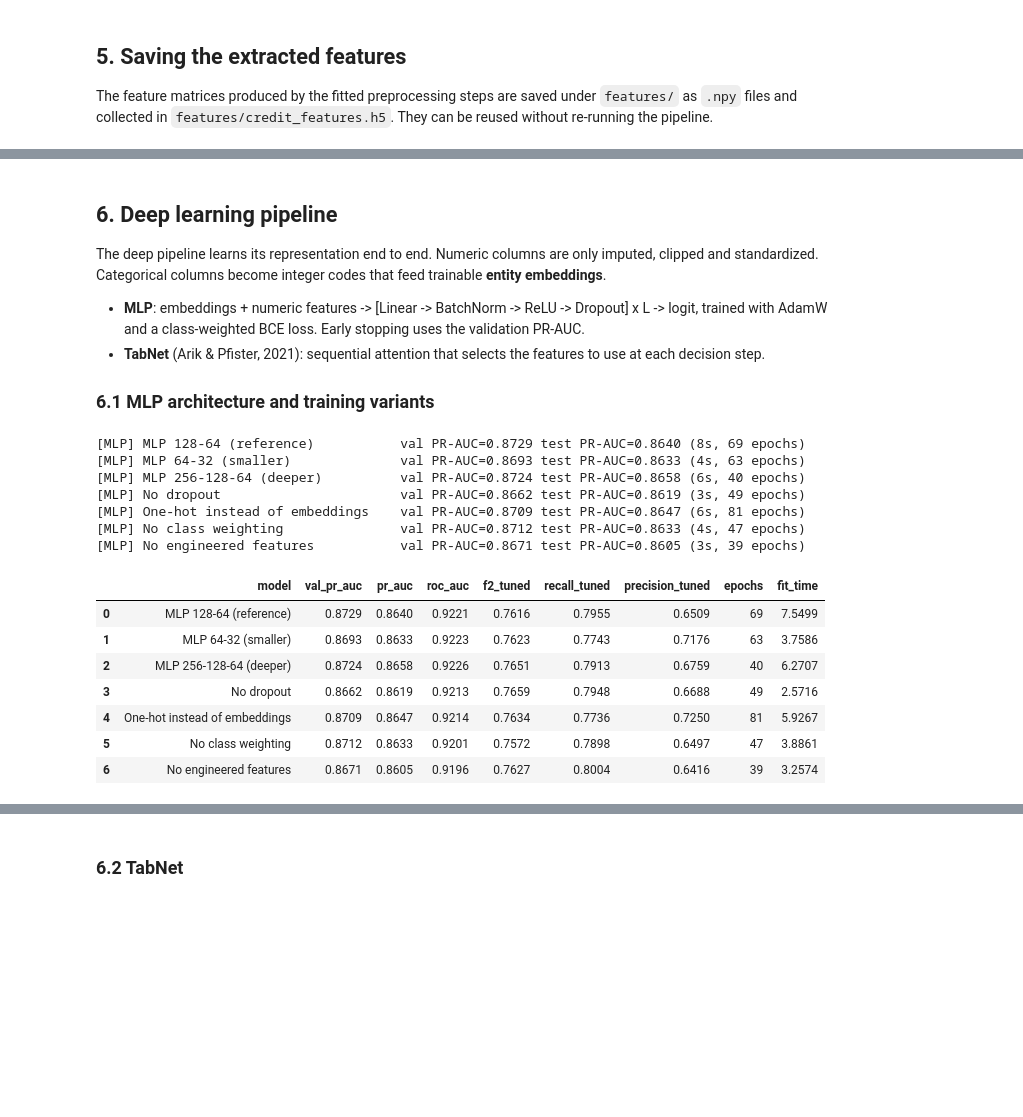
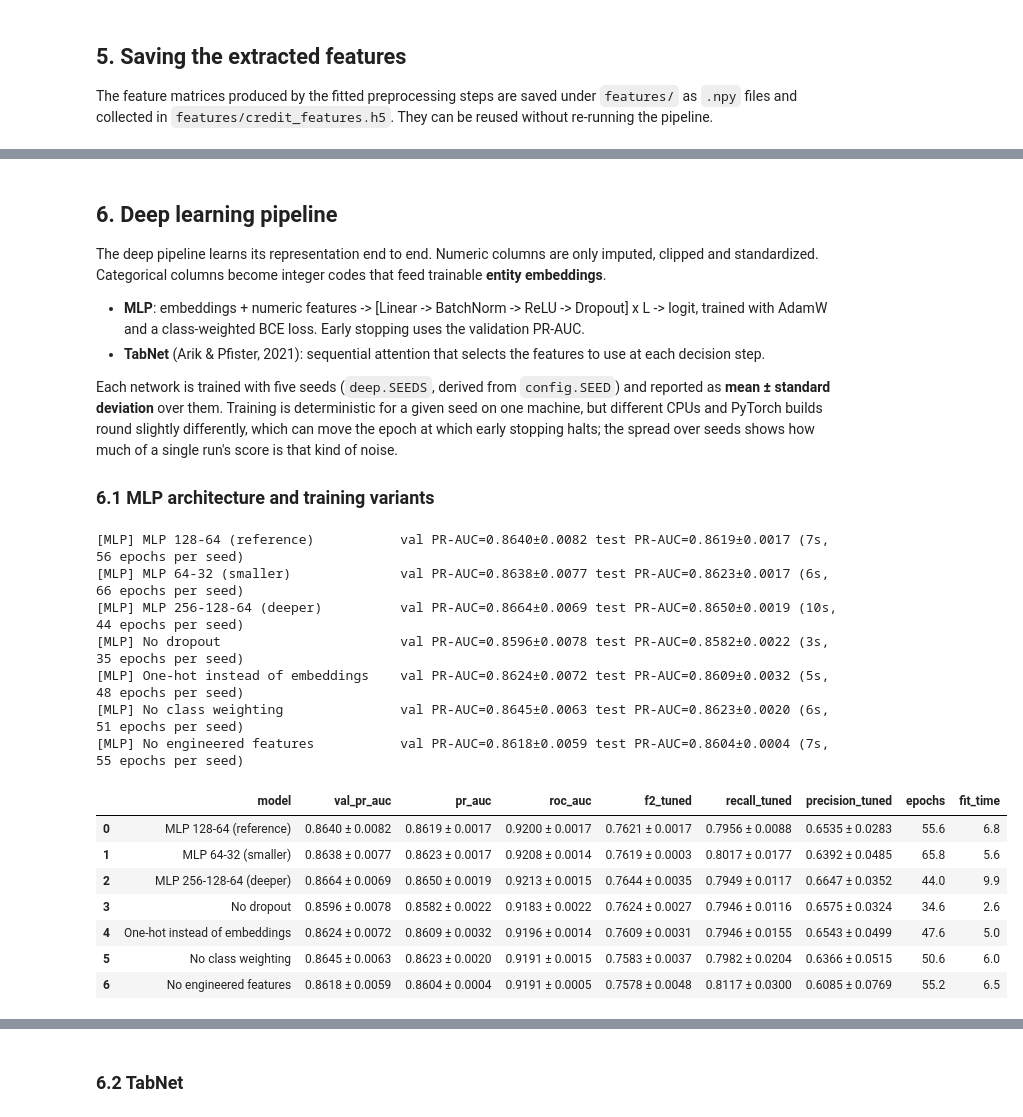
Before and after one commit to datduongabc/credit-risk-classification, a Jupyter notebook: notebooks/credit_risk_pipeline.ipynb, the cells around one changed output, grey strips where cells are left out. Saved outputs shown, nothing was run; the diff lists cells and outputs as text; code cells hidden in the pictures; blank space fills up the shorter version.

```diff
--- a/notebooks/credit_risk_pipeline.ipynb
+++ b/notebooks/credit_risk_pipeline.ipynb
@@ -622,27 +622,33 @@ standardized. Categorical columns become integer codes that feed trainable **ent
   trained with AdamW and a class-weighted BCE loss. Early stopping uses the validation PR-AUC.
 * **TabNet** (Arik & Pfister, 2021): sequential attention that selects the features to use at each decision step.
 
+Each network is trained with five seeds (`deep.SEEDS`, derived from `config.SEED`) and reported as
+**mean ± standard deviation** over them. Training is deterministic for a given seed on one machine, but
+different CPUs and PyTorch builds round slightly differently, which can move the epoch at which early stopping
+halts; the spread over seeds shows how much of a single run's score is that kind of noise.
+
 ### 6.1 MLP architecture and training variants
 # %%
 torch.set_num_threads(CORES)
-mlp_results, mlp_models = deep.run_mlp_variants(X_train, y_train, X_test, y_test)
-display(mlp_results[["model", "val_pr_auc", "pr_auc", "roc_auc", "f2_tuned", "recall_tuned", "precision_tuned", "epochs", "fit_time"]].round(4))
+mlp_results, mlp_runs, mlp_models = deep.run_mlp_variants(X_train, y_train, X_test, y_test)
+display(deep.format_mean_std(mlp_results, ["val_pr_auc", "pr_auc", "roc_auc", "f2_tuned", "recall_tuned", "precision_tuned"])
+        .assign(epochs=mlp_results.epochs.round(1), fit_time=mlp_results.fit_time.round(1)))
 # %% [output]
-[MLP] MLP 128-64 (reference)           val PR-AUC=0.8729 test PR-AUC=0.8640 (8s, 69 epochs)
-[MLP] MLP 64-32 (smaller)              val PR-AUC=0.8693 test PR-AUC=0.8633 (4s, 63 epochs)
-[MLP] MLP 256-128-64 (deeper)          val PR-AUC=0.8724 test PR-AUC=0.8658 (6s, 40 epochs)
-[MLP] No dropout                       val PR-AUC=0.8662 test PR-AUC=0.8619 (3s, 49 epochs)
-[MLP] One-hot instead of embeddings    val PR-AUC=0.8709 test PR-AUC=0.8647 (6s, 81 epochs)
-[MLP] No class weighting               val PR-AUC=0.8712 test PR-AUC=0.8633 (4s, 47 epochs)
-[MLP] No engineered features           val PR-AUC=0.8671 test PR-AUC=0.8605 (3s, 39 epochs)
+[MLP] MLP 128-64 (reference)           val PR-AUC=0.8640±0.0082 test PR-AUC=0.8619±0.0017 (7s, 56 epochs per seed)
+[MLP] MLP 64-32 (smaller)              val PR-AUC=0.8638±0.0077 test PR-AUC=0.8623±0.0017 (6s, 66 epochs per seed)
+[MLP] MLP 256-128-64 (deeper)          val PR-AUC=0.8664±0.0069 test PR-AUC=0.8650±0.0019 (10s, 44 epochs per seed)
+[MLP] No dropout                       val PR-AUC=0.8596±0.0078 test PR-AUC=0.8582±0.0022 (3s, 35 epochs per seed)
+[MLP] One-hot instead of embeddings    val PR-AUC=0.8624±0.0072 test PR-AUC=0.8609±0.0032 (5s, 48 epochs per seed)
+[MLP] No class weighting               val PR-AUC=0.8645±0.0063 test PR-AUC=0.8623±0.0020 (6s, 51 epochs per seed)
+[MLP] No engineered features           val PR-AUC=0.8618±0.0059 test PR-AUC=0.8604±0.0004 (7s, 55 epochs per seed)
 |  | model | val_pr_auc | pr_auc | roc_auc | f2_tuned | recall_tuned | precision_tuned | epochs | fit_time |
-| 0 | MLP 128-64 (reference) | 0.8729 | 0.8640 | 0.9221 | 0.7616 | 0.7955 | 0.6509 | 69 | 7.5499 |
-| 1 | MLP 64-32 (smaller) | 0.8693 | 0.8633 | 0.9223 | 0.7623 | 0.7743 | 0.7176 | 63 | 3.7586 |
-| 2 | MLP 256-128-64 (deeper) | 0.8724 | 0.8658 | 0.9226 | 0.7651 | 0.7913 | 0.6759 | 40 | 6.2707 |
-| 3 | No dropout | 0.8662 | 0.8619 | 0.9213 | 0.7659 | 0.7948 | 0.6688 | 49 | 2.5716 |
-| 4 | One-hot instead of embeddings | 0.8709 | 0.8647 | 0.9214 | 0.7634 | 0.7736 | 0.7250 | 81 | 5.9267 |
-| 5 | No class weighting | 0.8712 | 0.8633 | 0.9201 | 0.7572 | 0.7898 | 0.6497 | 47 | 3.8861 |
-| 6 | No engineered features | 0.8671 | 0.8605 | 0.9196 | 0.7627 | 0.8004 | 0.6416 | 39 | 3.2574 |
+| 0 | MLP 128-64 (reference) | 0.8640 ± 0.0082 | 0.8619 ± 0.0017 | 0.9200 ± 0.0017 | 0.7621 ± 0.0017 | 0.7956 ± 0.0088 | 0.6535 ± 0.0283 | 55.6 | 6.8 |
+| 1 | MLP 64-32 (smaller) | 0.8638 ± 0.0077 | 0.8623 ± 0.0017 | 0.9208 ± 0.0014 | 0.7619 ± 0.0003 | 0.8017 ± 0.0177 | 0.6392 ± 0.0485 | 65.8 | 5.6 |
+| 2 | MLP 256-128-64 (deeper) | 0.8664 ± 0.0069 | 0.8650 ± 0.0019 | 0.9213 ± 0.0015 | 0.7644 ± 0.0035 | 0.7949 ± 0.0117 | 0.6647 ± 0.0352 | 44.0 | 9.9 |
+| 3 | No dropout | 0.8596 ± 0.0078 | 0.8582 ± 0.0022 | 0.9183 ± 0.0022 | 0.7624 ± 0.0027 | 0.7946 ± 0.0116 | 0.6575 ± 0.0324 | 34.6 | 2.6 |
+| 4 | One-hot instead of embeddings | 0.8624 ± 0.0072 | 0.8609 ± 0.0032 | 0.9196 ± 0.0014 | 0.7609 ± 0.0031 | 0.7946 ± 0.0155 | 0.6543 ± 0.0499 | 47.6 | 5.0 |
+| 5 | No class weighting | 0.8645 ± 0.0063 | 0.8623 ± 0.0020 | 0.9191 ± 0.0015 | 0.7583 ± 0.0037 | 0.7982 ± 0.0204 | 0.6366 ± 0.0515 | 50.6 | 6.0 |
+| 6 | No engineered features | 0.8618 ± 0.0059 | 0.8604 ± 0.0004 | 0.9191 ± 0.0005 | 0.7578 ± 0.0048 | 0.8117 ± 0.0300 | 0.6085 ± 0.0769 | 55.2 | 6.5 |
 # %%
 ref_mlp = mlp_models["MLP 128-64 (reference)"]
 hist = pd.DataFrame(ref_mlp.history_)
```
Also changed, not shown: parts of 16 cells of this notebook, 41 other files.
